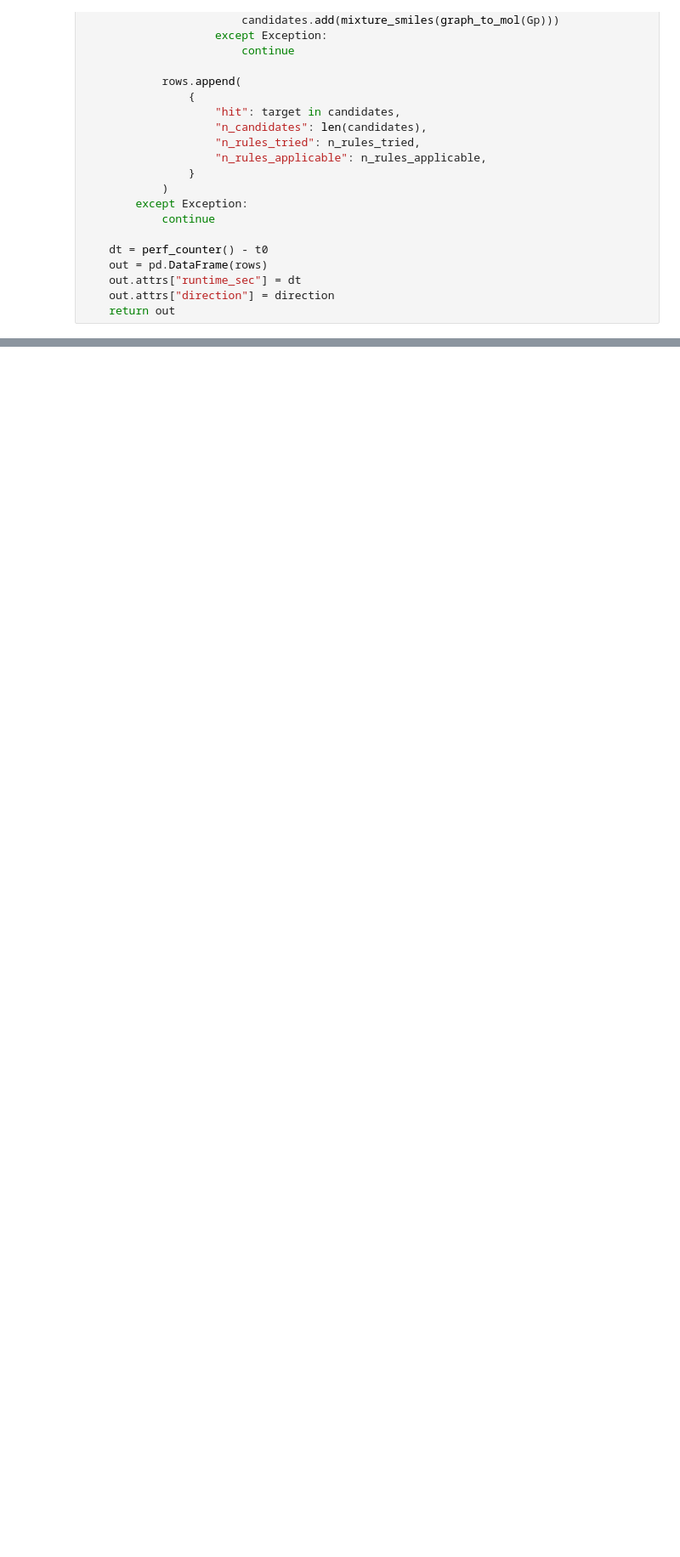
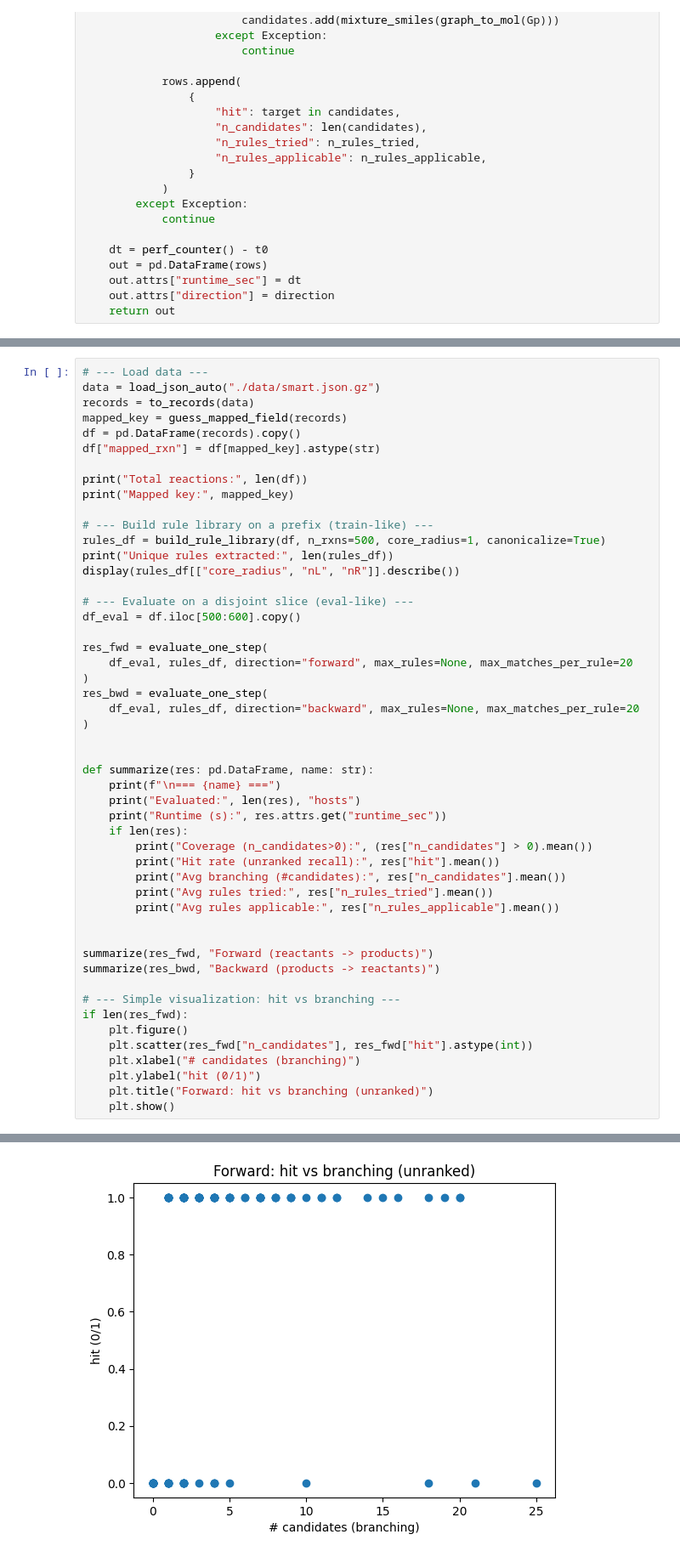
Before and after one commit to TieuLongPhan/SynEdu, a Jupyter notebook: synedu/S09/notebook.ipynb, the cells around one changed output, grey strips where cells are left out. Shown at 85% size. Saved outputs shown, nothing was run; the diff lists cells and outputs as text; blank space fills up the shorter version.

```diff
--- a/synedu/S09/notebook.ipynb
+++ b/synedu/S09/notebook.ipynb
@@ -958,0 +840,51 @@ If you see:
+# %%
+# --- Load data ---
+data = load_json_auto("./data/smart.json.gz")
+records = to_records(data)
+mapped_key = guess_mapped_field(records)
+df = pd.DataFrame(records).copy()
+df["mapped_rxn"] = df[mapped_key].astype(str)
+
+print("Total reactions:", len(df))
+print("Mapped key:", mapped_key)
+
+# --- Build rule library on a prefix (train-like) ---
+rules_df = build_rule_library(df, n_rxns=500, core_radius=1, canonicalize=True)
+print("Unique rules extracted:", len(rules_df))
+display(rules_df[["core_radius", "nL", "nR"]].describe())
+
+# --- Evaluate on a disjoint slice (eval-like) ---
+df_eval = df.iloc[500:600].copy()
+
+res_fwd = evaluate_one_step(
+    df_eval, rules_df, direction="forward", max_rules=None, max_matches_per_rule=20
+)
+res_bwd = evaluate_one_step(
+    df_eval, rules_df, direction="backward", max_rules=None, max_matches_per_rule=20
+)
+
+
+def summarize(res: pd.DataFrame, name: str):
+    print(f"\n=== {name} ===")
+    print("Evaluated:", len(res), "hosts")
+    print("Runtime (s):", res.attrs.get("runtime_sec"))
+    if len(res):
+        print("Coverage (n_candidates>0):", (res["n_candidates"] > 0).mean())
+        print("Hit rate (unranked recall):", res["hit"].mean())
+        print("Avg branching (#candidates):", res["n_candidates"].mean())
+        print("Avg rules tried:", res["n_rules_tried"].mean())
+        print("Avg rules applicable:", res["n_rules_applicable"].mean())
+
+
+summarize(res_fwd, "Forward (reactants -> products)")
+summarize(res_bwd, "Backward (products -> reactants)")
+
+# --- Simple visualization: hit vs branching ---
+if len(res_fwd):
+    plt.figure()
+    plt.scatter(res_fwd["n_candidates"], res_fwd["hit"].astype(int))
+    plt.xlabel("# candidates (branching)")
+    plt.ylabel("hit (0/1)")
+    plt.title("Forward: hit vs branching (unranked)")
+    plt.show()
+# %% [output]
@@ -958,0 +954 @@ If you see:
+[figure, added]
```
Also changed, not shown: parts of 9 cells of this notebook, 34 other files.
